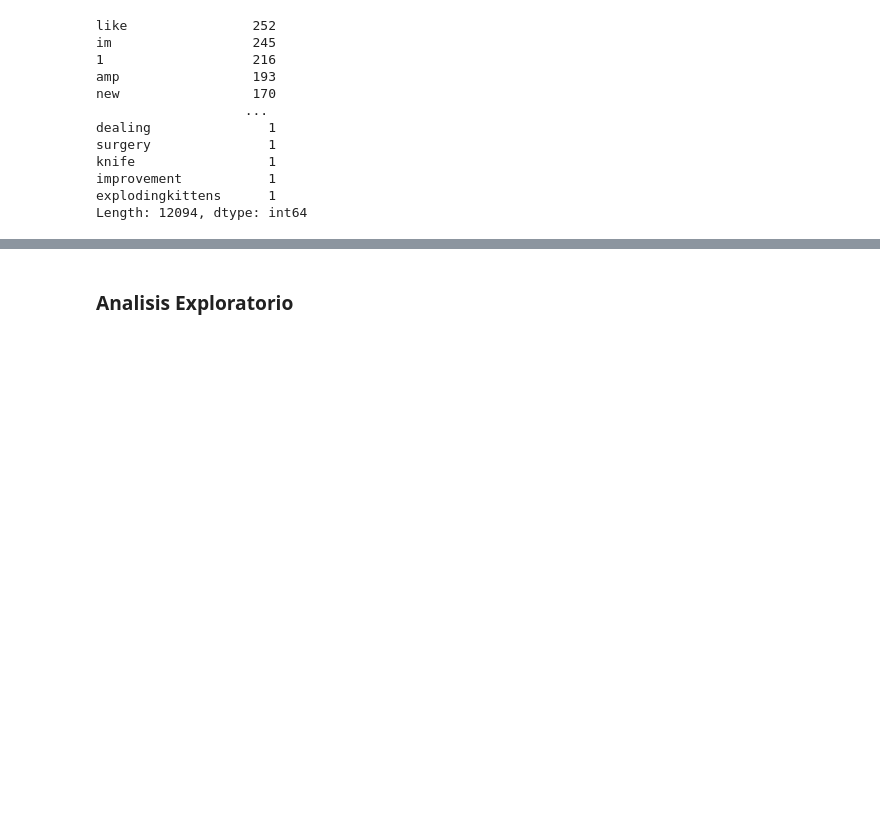
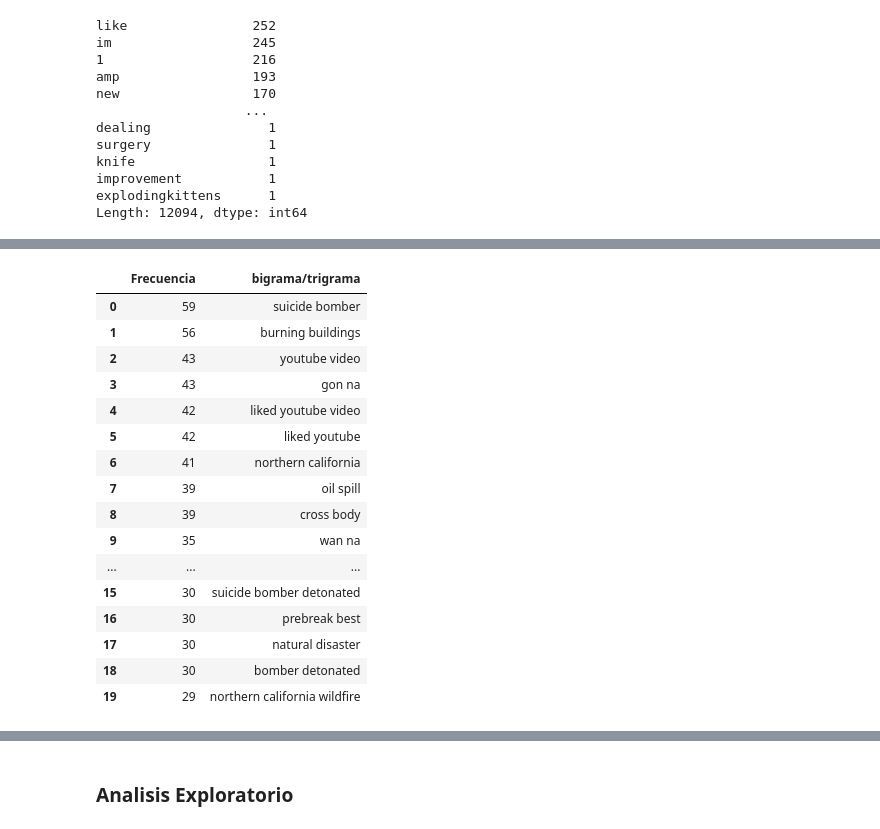
Before and after one commit to jlor31/DS1_LAB05, a Jupyter notebook: DS 1 LAB 05.ipynb, the cells around one changed output, grey strips where cells are left out. Cells and saved outputs as stored; diff of their text form; code cells hidden in the pictures; blank space fills up the shorter version.

```diff
--- a/DS 1 LAB 05.ipynb
+++ b/DS 1 LAB 05.ipynb
@@ -171,0 +242,20 @@ Length: 12094, dtype: int64
+# %%
+df_ngrams.head(20) #Listos los bigramas/trigramas
+# %% [output]
+|  | Frecuencia | bigrama/trigrama |
+| 0 | 59 | suicide bomber |
+| 1 | 56 | burning buildings |
+| 2 | 43 | youtube video |
+| 3 | 43 | gon na |
+| 4 | 42 | liked youtube video |
+| 5 | 42 | liked youtube |
+| 6 | 41 | northern california |
+| 7 | 39 | oil spill |
+| 8 | 39 | cross body |
+| 9 | 35 | wan na |
+| ... | ... | ... |
+| 15 | 30 | suicide bomber detonated |
+| 16 | 30 | prebreak best |
+| 17 | 30 | natural disaster |
+| 18 | 30 | bomber detonated |
+| 19 | 29 | northern california wildfire |
```
Also changed, not shown: parts of 25 cells of this notebook.
